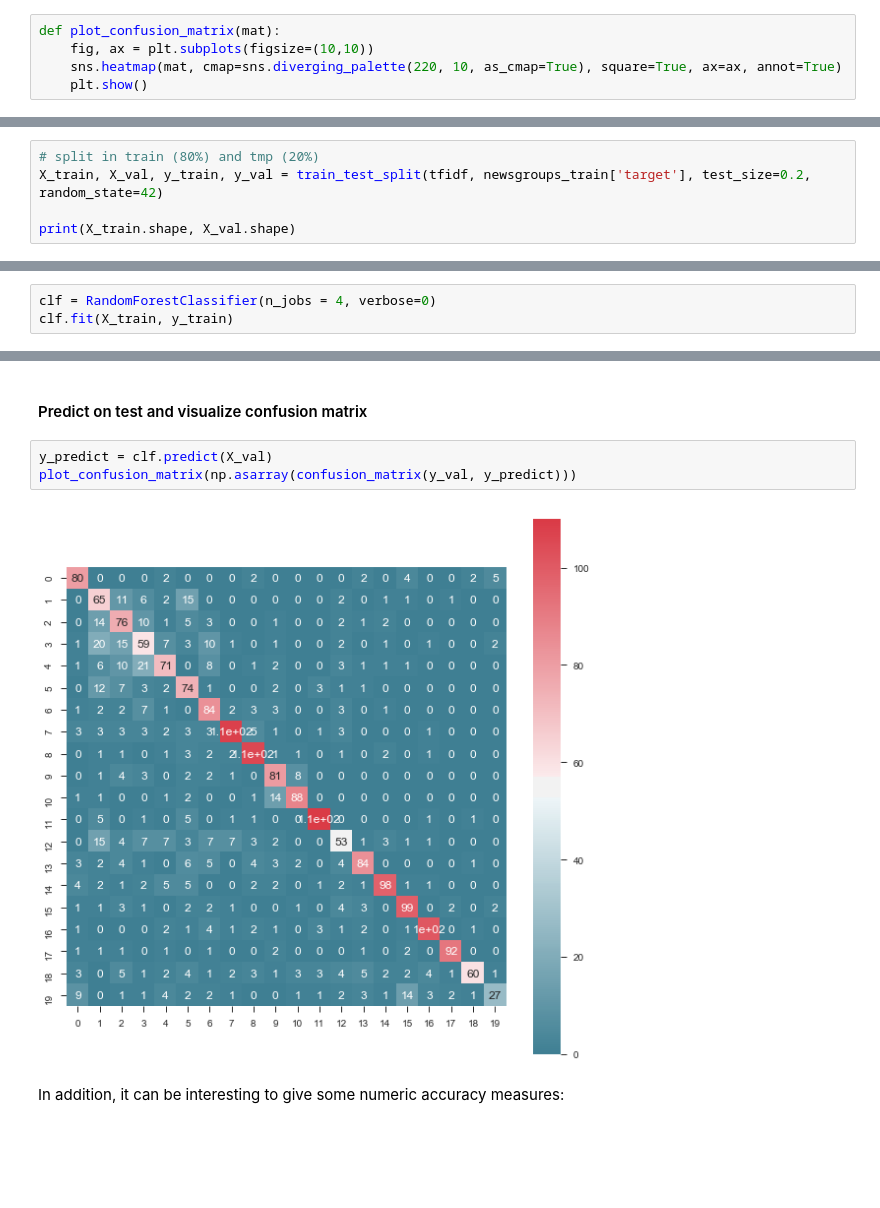
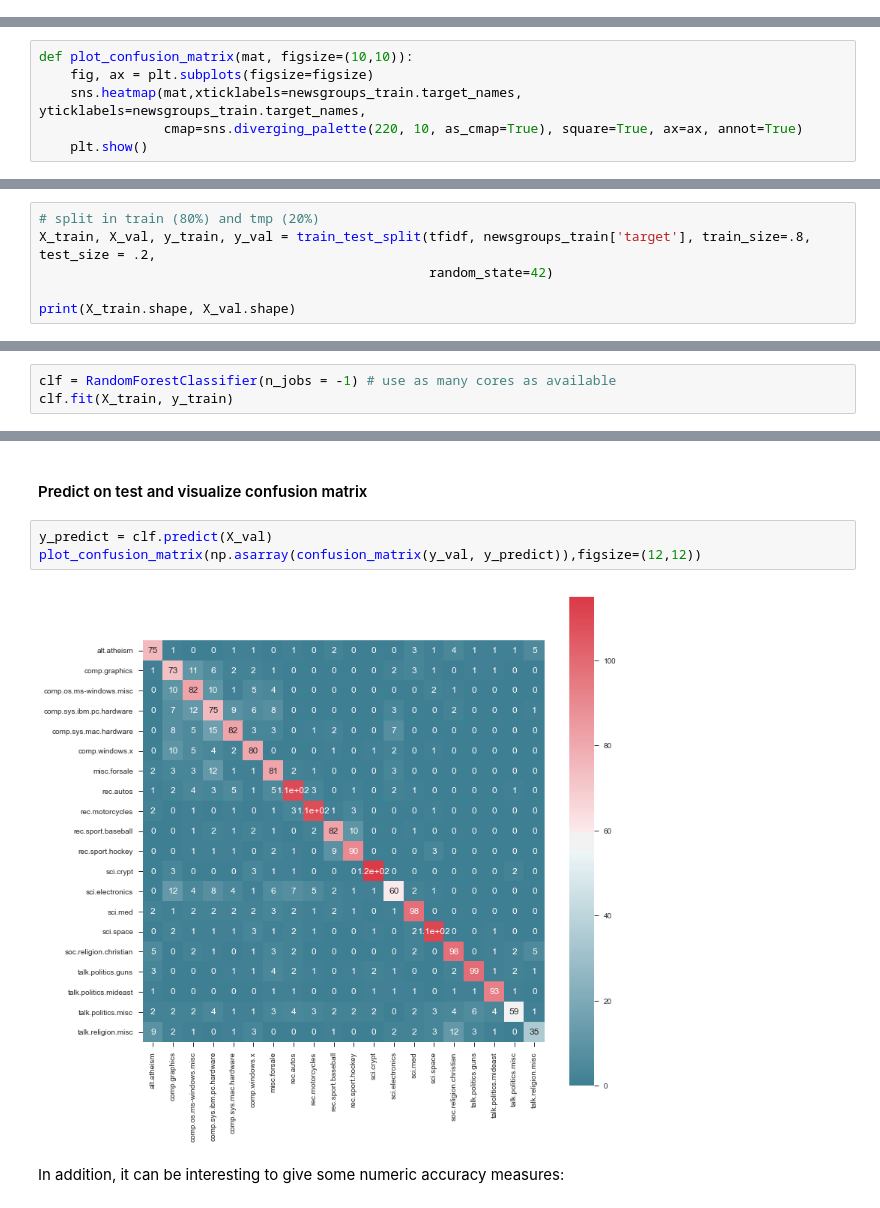
Before and after one commit to armand33/applied_data_analysis_2017, a Jupyter notebook: 04 - Applied ML/Homework 4.ipynb, the cells around one changed output, grey strips where cells are left out. Saved outputs shown, nothing was run; the diff lists cells and outputs as text; blank space fills up the shorter version.

```diff
--- a/04 - Applied ML/Homework 4.ipynb
+++ b/04 - Applied ML/Homework 4.ipynb
@@ -571,13 +571,14 @@ from sklearn.metrics import confusion_matrix
 
 import ssl # avoid error messages during download
 ssl._create_default_https_context = ssl._create_unverified_context
-# %%
-def plot_confusion_matrix(mat):
-    fig, ax = plt.subplots(figsize=(10,10))
-    sns.heatmap(mat, cmap=sns.diverging_palette(220, 10, as_cmap=True), square=True, ax=ax, annot=True)
-    plt.show()
 # %% [markdown]
 #### Import the data
 # %%
 newsgroups_train = fetch_20newsgroups(subset='train')
+# %%
+def plot_confusion_matrix(mat, figsize=(10,10)):
+    fig, ax = plt.subplots(figsize=figsize)
+    sns.heatmap(mat,xticklabels=newsgroups_train.target_names, yticklabels=newsgroups_train.target_names,
+                cmap=sns.diverging_palette(220, 10, as_cmap=True), square=True, ax=ax, annot=True)
+    plt.show()
 # %% [markdown]
@@ -597,7 +598,8 @@ First, we split our data in a training set (80%) and a validation set (20%). We
 We will then apply the model to the totally unseen data (about 20%).
 # %%
 # split in train (80%) and tmp (20%)
-X_train, X_val, y_train, y_val = train_test_split(tfidf, newsgroups_train['target'], test_size=0.2, random_state=42)
+X_train, X_val, y_train, y_val = train_test_split(tfidf, newsgroups_train['target'], train_size=.8, test_size = .2,
+                                                  random_state=42)
 
 print(X_train.shape, X_val.shape)
 # %% [output]
@@ -607,7 +609,7 @@ print(X_train.shape, X_val.shape)
 
 First we use the default parameters.
 # %%
-clf = RandomForestClassifier(n_jobs = 4, verbose=0)
+clf = RandomForestClassifier(n_jobs = -1) # use as many cores as available
 clf.fit(X_train, y_train)
 # %% [output]
 RandomForestClassifier(bootstrap=True, class_weight=None, criterion='gini',
@@ -621,9 +623,9 @@ RandomForestClassifier(bootstrap=True, class_weight=None, criterion='gini',
 #### Predict on test and visualize confusion matrix
 # %%
 y_predict = clf.predict(X_val)
-plot_confusion_matrix(np.asarray(confusion_matrix(y_val, y_predict)))
+plot_confusion_matrix(np.asarray(confusion_matrix(y_val, y_predict)),figsize=(12,12))
 # %% [output]
-[figure, old version]
+[figure, new version]
 # %% [markdown]
 In addition, it can be interesting to give some numeric accuracy measures:
 # %%
```
Also changed, not shown: parts of 17 cells of this notebook.
